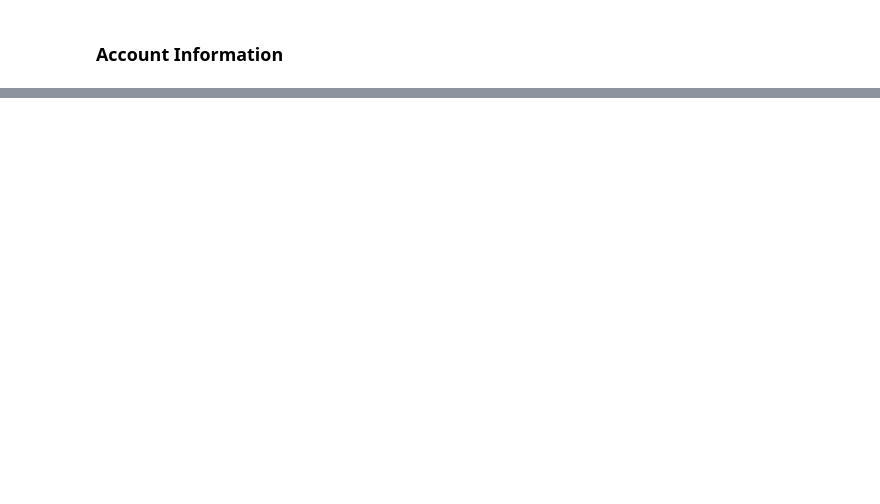
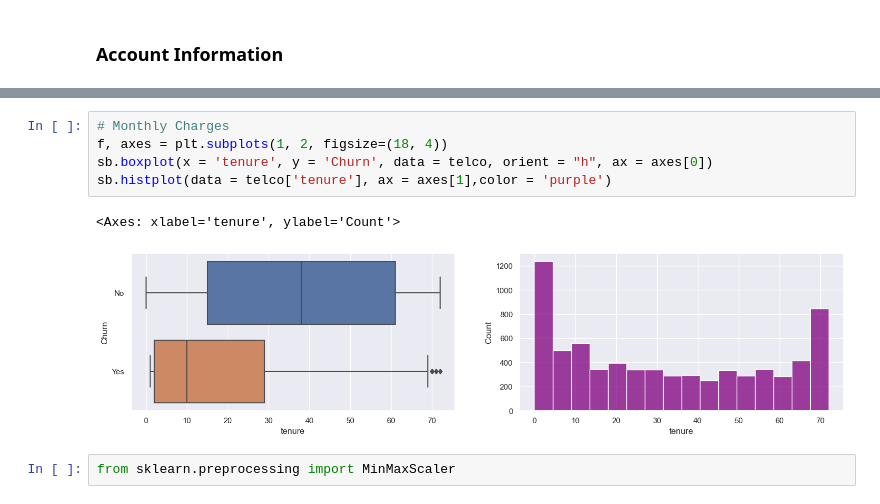
Before and after one commit to ZCHUA040/FCEE_Team4_Zhi-Li-Qi-En-Guda-Chaaitra-Joseph, a Jupyter notebook: Mini Project_Chua Zhi Li, Chong Qi En, Guda Chaaitra Joseph.ipynb, the cells around one changed output, grey strips where cells are left out. Drawn from its saved outputs; the diff is of its cells as text; blank space fills up the shorter version.

```diff
--- a/Mini Project_Chua Zhi Li, Chong Qi En, Guda Chaaitra Joseph.ipynb
+++ b/Mini Project_Chua Zhi Li, Chong Qi En, Guda Chaaitra Joseph.ipynb
@@ -297,0 +320,10 @@ plt.show()
+# %%
+# Monthly Charges
+f, axes = plt.subplots(1, 2, figsize=(18, 4))
+sb.boxplot(x = 'tenure', y = 'Churn', data = telco, orient = "h", ax = axes[0])
+sb.histplot(data = telco['tenure'], ax = axes[1],color = 'purple')
+# %% [output]
+<Axes: xlabel='tenure', ylabel='Count'>
+[figure, added]
+# %%
+from sklearn.preprocessing import MinMaxScaler
```
Also changed, not shown: parts of 59 cells of this notebook.
